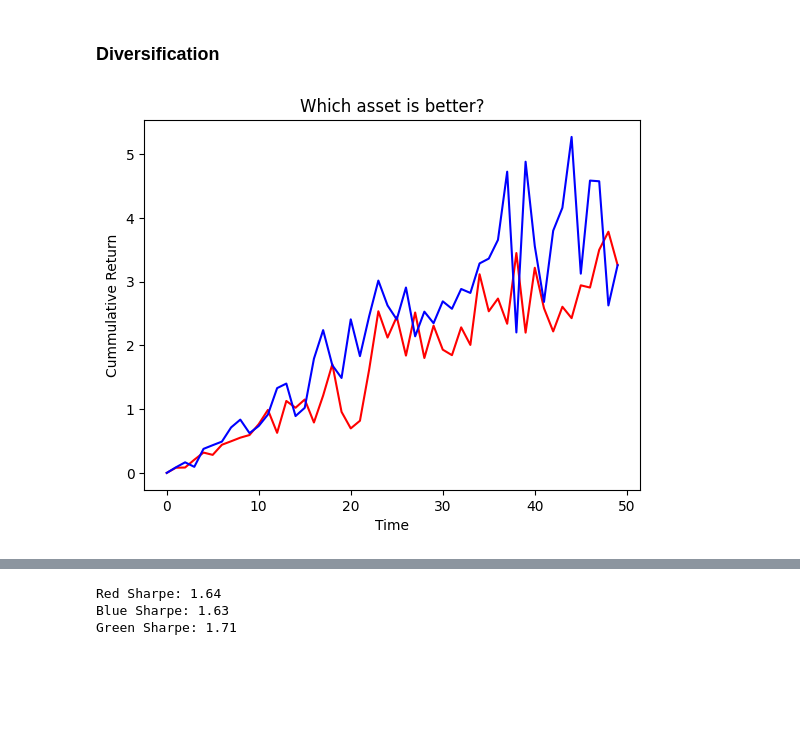
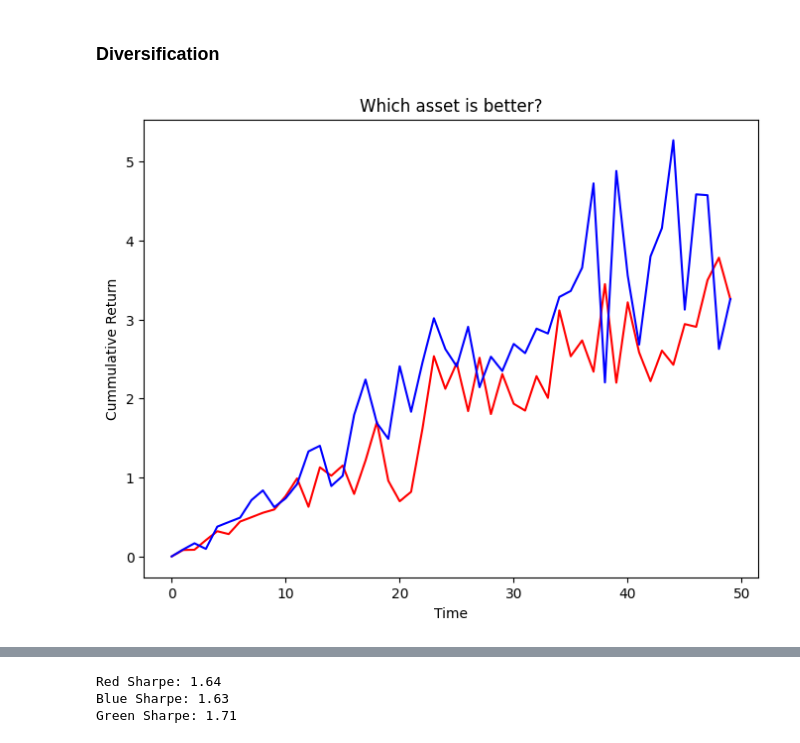
Before and after one commit to andrewhall1124/basics, a Jupyter notebook: sharpe_math.ipynb, the cells around one changed output, grey strips where cells are left out. Saved outputs shown, nothing was run; the diff lists cells and outputs as text; code cells hidden in the pictures; blank space fills up the shorter version.

```diff
--- a/sharpe_math.ipynb
+++ b/sharpe_math.ipynb
@@ -98,11 +106,12 @@ red = generate_asset(red_mean, red_std, num_points, 10)
 blue = generate_asset(blue_mean, blue_std, num_points, 11)
 blue *= red[-1] / blue[-1]
 # %%
+plt.figure(figsize=(8,6))
 plt.title("Which asset is better?")
 plt.ylabel("Cummulative Return")
 plt.xlabel("Time")
 plt.plot(red, color='red')
 plt.plot(blue, color='blue')
 plt.show()
 # %% [output]
-[figure, old version]
+[figure, new version]
```
Also changed, not shown: parts of 12 cells of this notebook.
